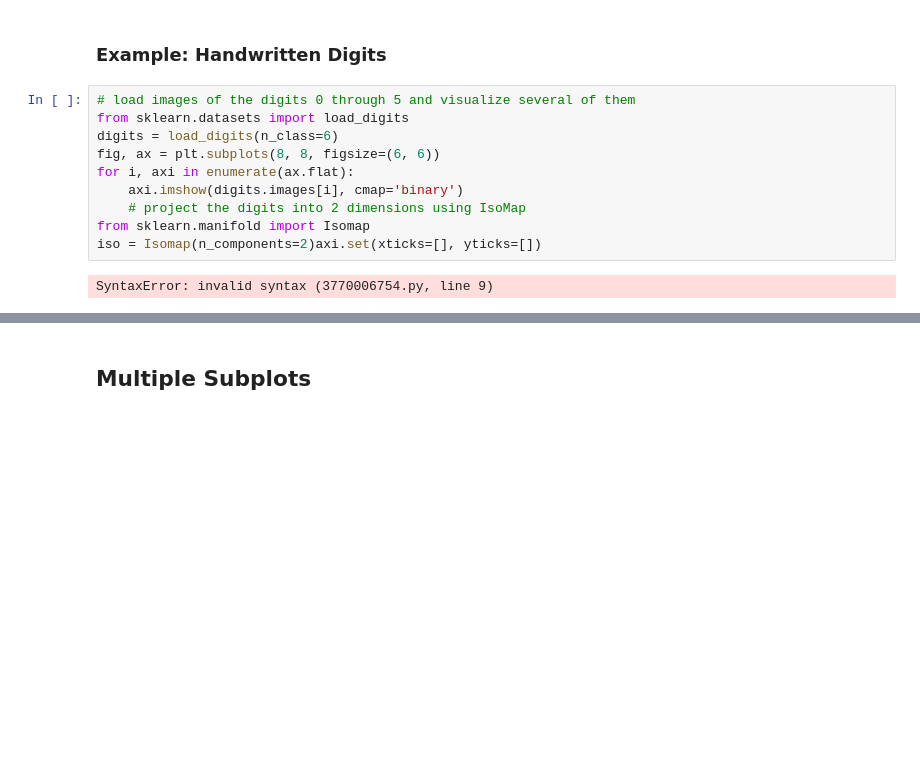
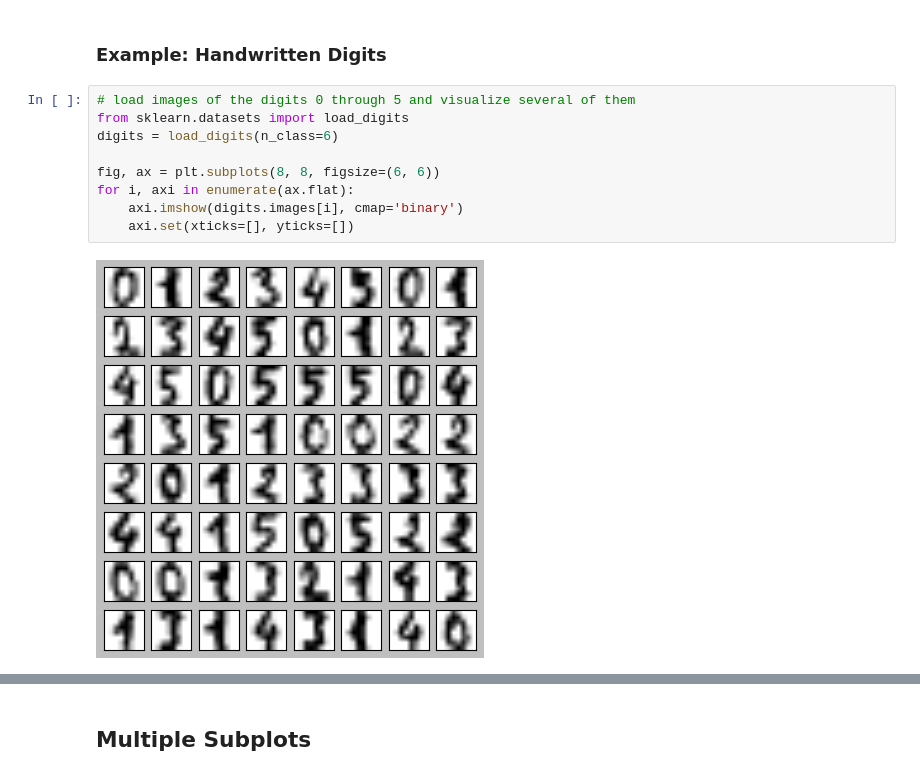
Before and after one commit to f0anits1o/Python-Data-Analysis, a Jupyter notebook: matplotlib2.ipynb, the cells around one changed output, grey strips where cells are left out. Saved outputs shown, nothing was run; the diff lists cells and outputs as text; blank space fills up the shorter version.

Commit message:
correction Handwriting digits et customise ticks

```diff
--- a/matplotlib2.ipynb
+++ b/matplotlib2.ipynb
@@ -646,15 +646,14 @@ plt.clim(-1, 1);
 # %%
 # load images of the digits 0 through 5 and visualize several of them
 from sklearn.datasets import load_digits
 digits = load_digits(n_class=6)
+
 fig, ax = plt.subplots(8, 8, figsize=(6, 6))
 for i, axi in enumerate(ax.flat):
     axi.imshow(digits.images[i], cmap='binary')
-    # project the digits into 2 dimensions using IsoMap
-from sklearn.manifold import Isomap
-iso = Isomap(n_components=2)axi.set(xticks=[], yticks=[])
+    axi.set(xticks=[], yticks=[])
 # %% [output]
-SyntaxError: invalid syntax (3770006754.py, line 9)
+[figure, added]
 # %%
 # project the digits into 2 dimensions using IsoMap
 from sklearn.manifold import Isomap
```
Also changed, not shown: parts of 23 cells of this notebook.
